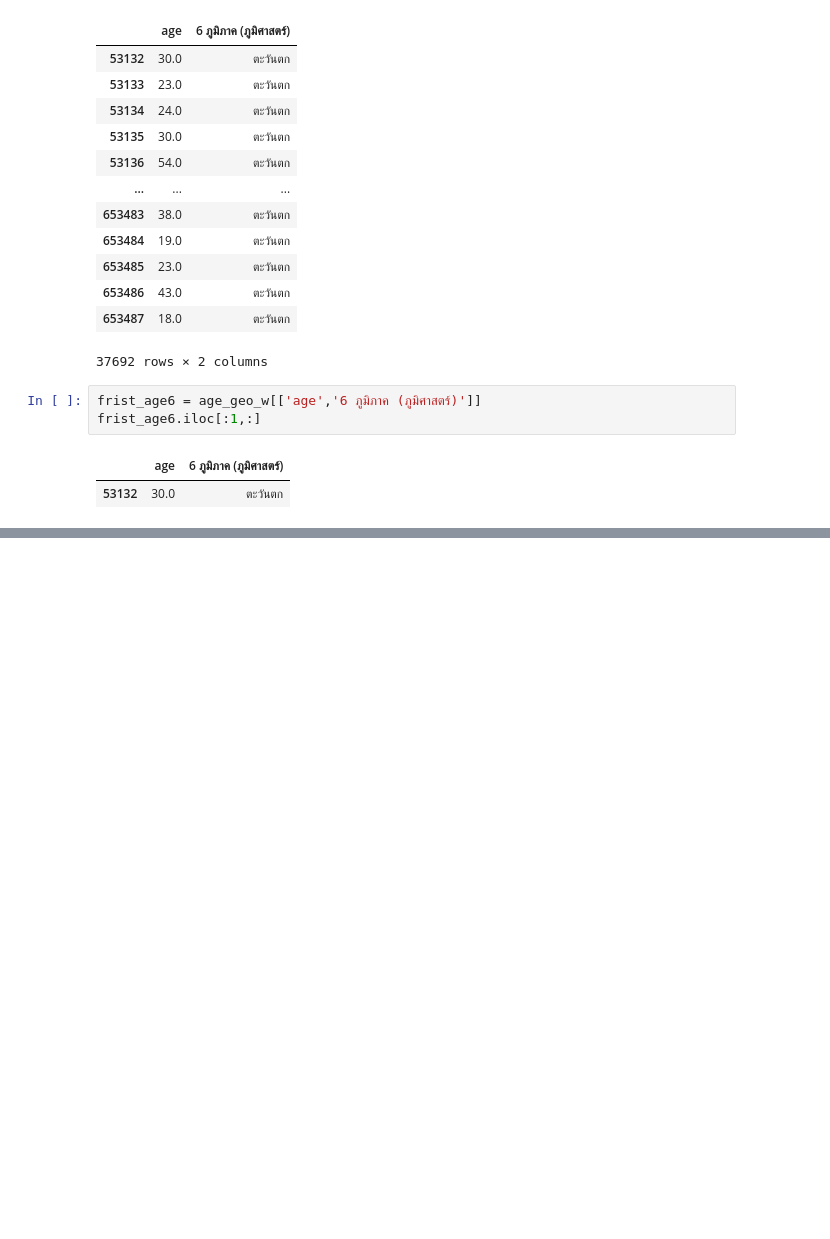
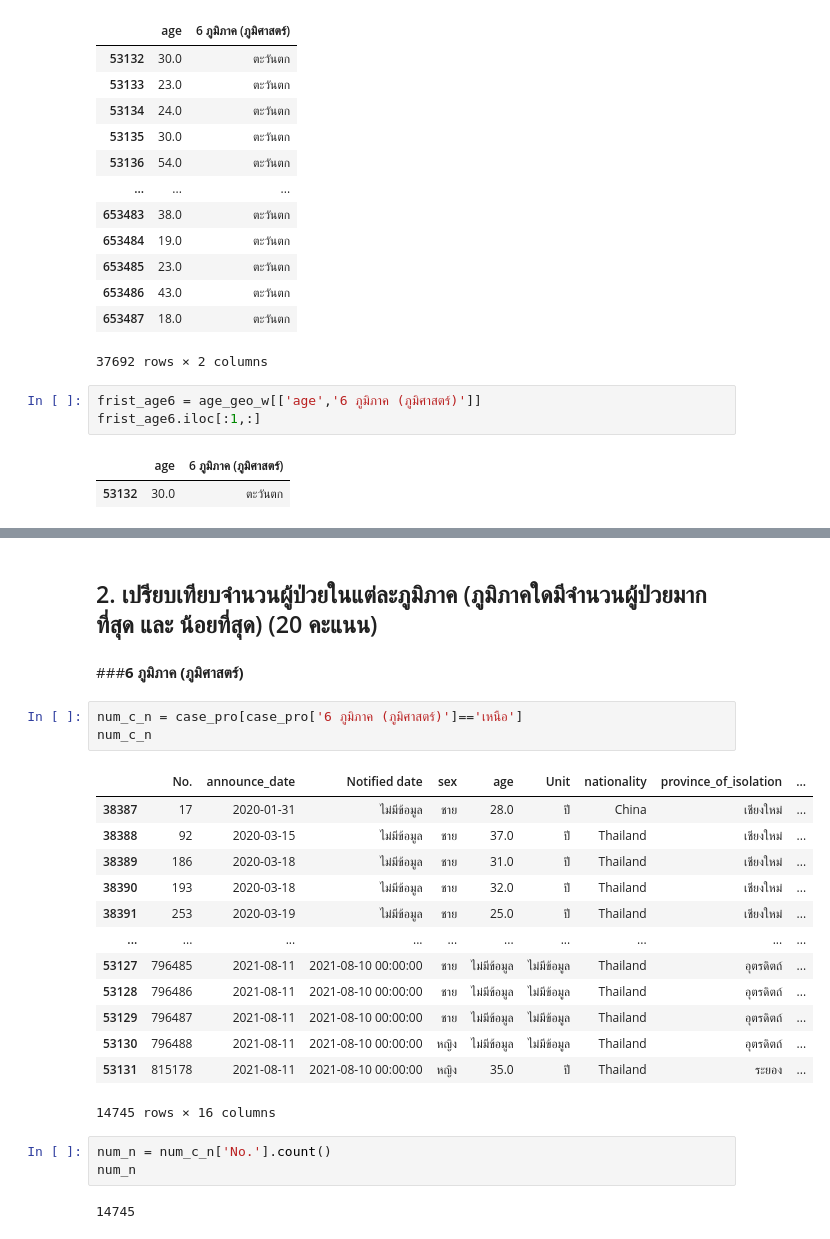
Before and after one commit to Ppangchon/data_viz_2022, a Jupyter notebook: BasicPython&DataViz midterm2022.ipynb, the cells around one changed output, grey strips where cells are left out. Cells and saved outputs as stored; diff of their text form; blank space fills up the shorter version.

```diff
--- a/BasicPython&DataViz midterm2022.ipynb
+++ b/BasicPython&DataViz midterm2022.ipynb
@@ -357,0 +790,26 @@ frist_age6.iloc[:1,:]
+# %% [markdown]
+## 2. เปรียบเทียบจำนวนผู้ป่วยในแต่ละภูมิภาค (ภูมิภาคใดมีจำนวนผู้ป่วยมากที่สุด และ น้อยที่สุด) (20 คะแนน)
+# %% [markdown]
+###**6 ภูมิภาค (ภูมิศาสตร์)**
+# %%
+num_c_n = case_pro[case_pro['6 ภูมิภาค (ภูมิศาสตร์)']=='เหนือ']
+num_c_n
+# %% [output]
+|  | No. | announce_date | Notified date | sex | age | Unit | nationality | province_of_isolation | ... |
+| 38387 | 17 | 2020-01-31 | ไม่มีข้อมูล | ชาย | 28.0 | ปี | China | เชียงใหม่ | ... |
+| 38388 | 92 | 2020-03-15 | ไม่มีข้อมูล | ชาย | 37.0 | ปี | Thailand | เชียงใหม่ | ... |
+| 38389 | 186 | 2020-03-18 | ไม่มีข้อมูล | ชาย | 31.0 | ปี | Thailand | เชียงใหม่ | ... |
+| 38390 | 193 | 2020-03-18 | ไม่มีข้อมูล | ชาย | 32.0 | ปี | Thailand | เชียงใหม่ | ... |
+| 38391 | 253 | 2020-03-19 | ไม่มีข้อมูล | ชาย | 25.0 | ปี | Thailand | เชียงใหม่ | ... |
+| ... | ... | ... | ... | ... | ... | ... | ... | ... | ... |
+| 53127 | 796485 | 2021-08-11 | 2021-08-10 00:00:00 | ชาย | ไม่มีข้อมูล | ไม่มีข้อมูล | Thailand | อุตรดิตถ์ | ... |
+| 53128 | 796486 | 2021-08-11 | 2021-08-10 00:00:00 | ชาย | ไม่มีข้อมูล | ไม่มีข้อมูล | Thailand | อุตรดิตถ์ | ... |
+| 53129 | 796487 | 2021-08-11 | 2021-08-10 00:00:00 | ชาย | ไม่มีข้อมูล | ไม่มีข้อมูล | Thailand | อุตรดิตถ์ | ... |
+| 53130 | 796488 | 2021-08-11 | 2021-08-10 00:00:00 | หญิง | ไม่มีข้อมูล | ไม่มีข้อมูล | Thailand | อุตรดิตถ์ | ... |
+| 53131 | 815178 | 2021-08-11 | 2021-08-10 00:00:00 | หญิง | 35.0 | ปี | Thailand | ระยอง | ... |
+14745 rows × 16 columns
+# %%
+num_n = num_c_n['No.'].count()
+num_n
+# %% [output]
+14745
```
Also changed, not shown: parts of 75 cells of this notebook.
